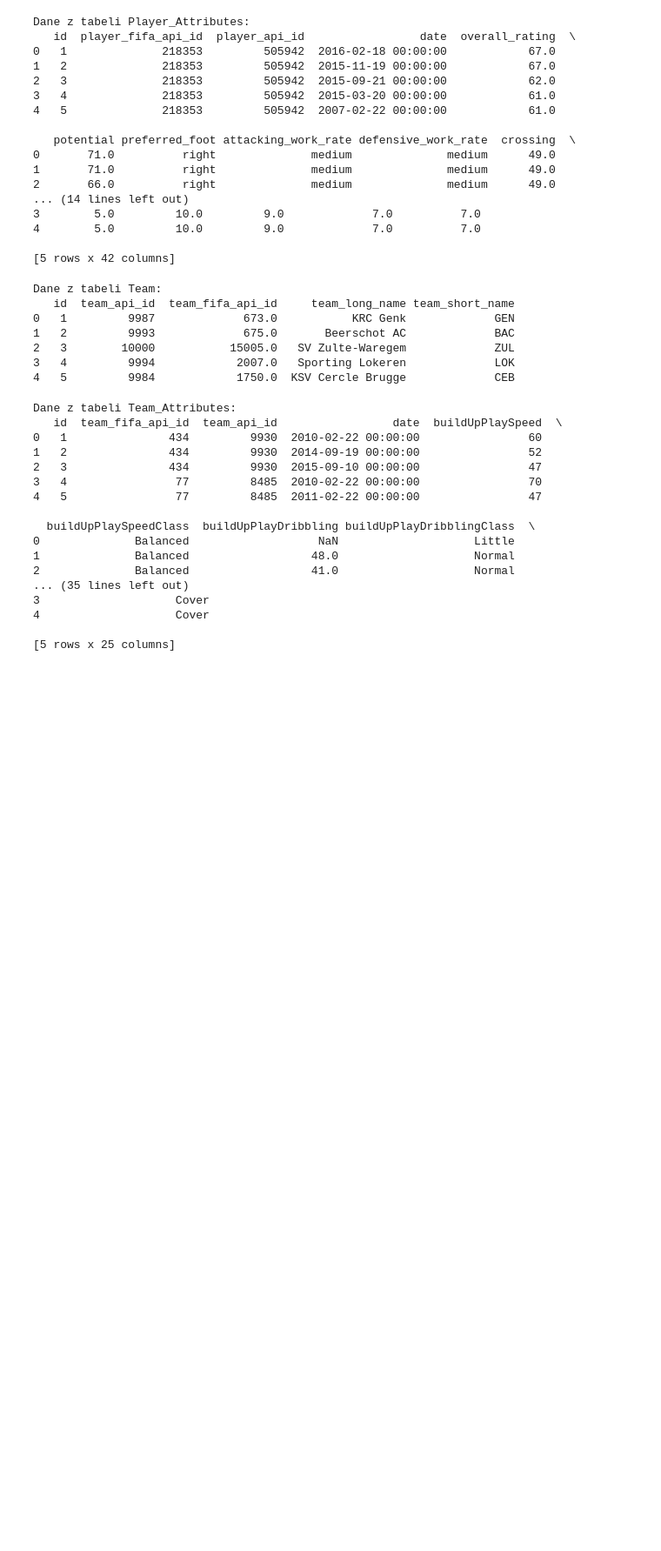
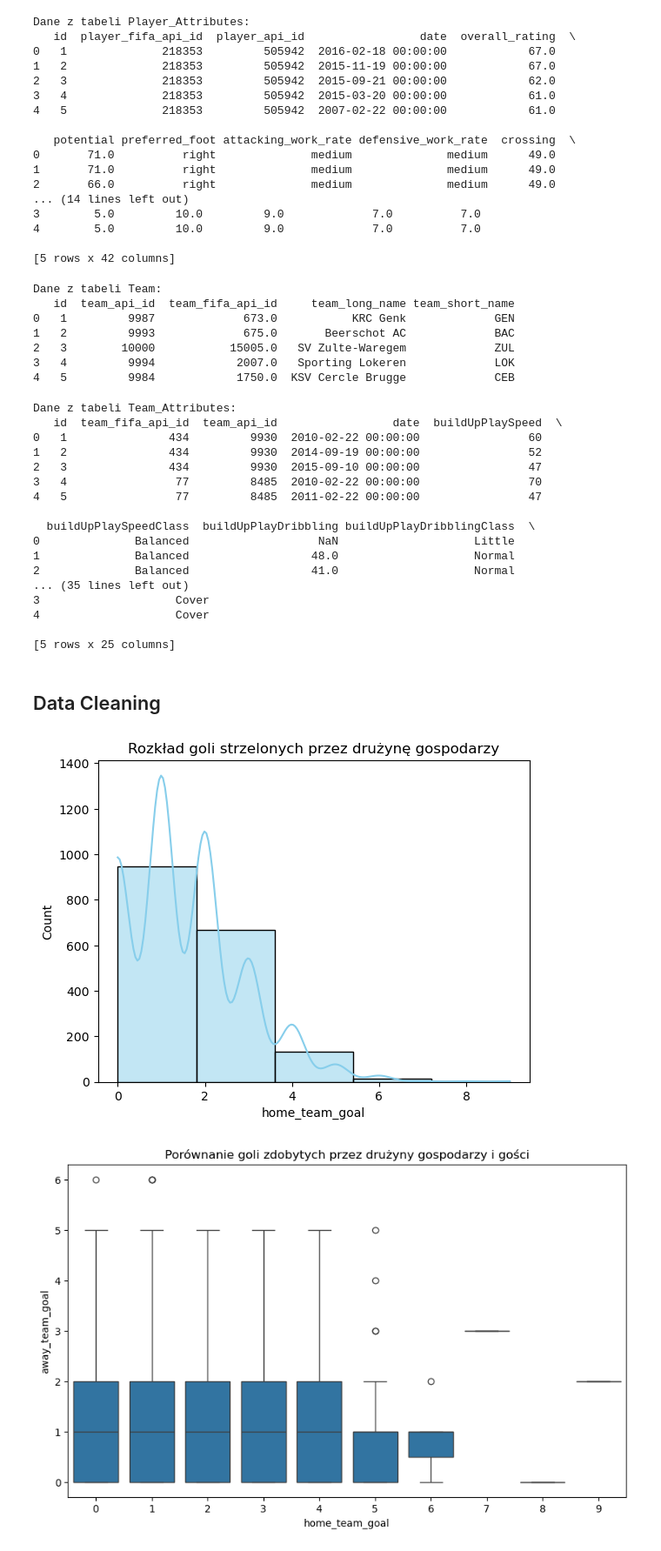
Before and after one commit to MartynaZur/Fottball-Data, a Jupyter notebook: date.ipynb, the cells around one changed output. Shown at 87% size. Drawn from its saved outputs; the diff is of its cells as text; code cells hidden in the pictures; blank space fills up the shorter version.

Commit message:
Cleaning data

```diff
--- a/date.ipynb
+++ b/date.ipynb
@@ -6,5 +6,5 @@ import sqlite3
 # %%
-file_path = 'd:/praca_inzynierska/database.sqlite/database.sqlite'
+file_path = 'd:/praca_inzynierska/Pliki_projektu/database.sqlite/database.sqlite'
 conn = sqlite3.connect(file_path)
 
 query_country = "SELECT * FROM Country;"
@@ -143,3 +143,5 @@ Dane z tabeli Team_Attributes:
 4                    Cover
 
 [5 rows x 25 columns]
+# %% [markdown]
+## Data Cleaning
@@ -145,0 +170,39 @@ Dane z tabeli Team_Attributes:
+# %%
+# Sprawdzenie duplikatów i usunięcie ich z wierszy
+duplicates = data_cleaned_country.duplicated().sum()
+data_cleaned_country = data_cleaned_country.drop_duplicates()
+
+duplicates = data_cleaned_leguage.duplicated().sum()
+data_cleaned_leguage = data_cleaned_leguage.drop_duplicates()
+
+duplicates = data_cleaned_match.duplicated().sum()
+data_cleaned_match = data_cleaned_match.drop_duplicates()
+
+duplicates = data_cleaned_player.duplicated().sum()
+data_cleaned_player = data_cleaned_player.drop_duplicates()
+
+duplicates = data_cleaned_playerA.duplicated().sum()
+data_cleaned_playerA = data_cleaned_playerA.drop_duplicates()
+
+duplicates = data_cleaned_team.duplicated().sum()
+data_cleaned_team = data_cleaned_team.drop_duplicates()
+
+duplicates = data_cleaned_teamA.duplicated().sum()
+data_cleaned_teamA = data_cleaned_teamA.drop_duplicates()
+# %%
+import matplotlib.pyplot as plt
+import seaborn as sns
+
+# Wykres rozkładu goli gospodarzy
+sns.histplot(data_cleaned_match['home_team_goal'], bins=5, kde=True, color='skyblue')
+plt.title('Rozkład goli strzelonych przez drużynę gospodarzy')
+plt.show()
+
+# Wykres porównania goli zdobytych przez gości i gospodarzy
+plt.figure(figsize=(10, 6))
+sns.boxplot(x=data_cleaned_match['home_team_goal'], y=data_cleaned_match['away_team_goal'], legend=False)
+plt.title('Porównanie goli zdobytych przez drużyny gospodarzy i gości')
+plt.show()
+# %% [output]
+[figure, added]
+[figure, added]
```
Also changed, not shown: parts of 5 cells of this notebook.
